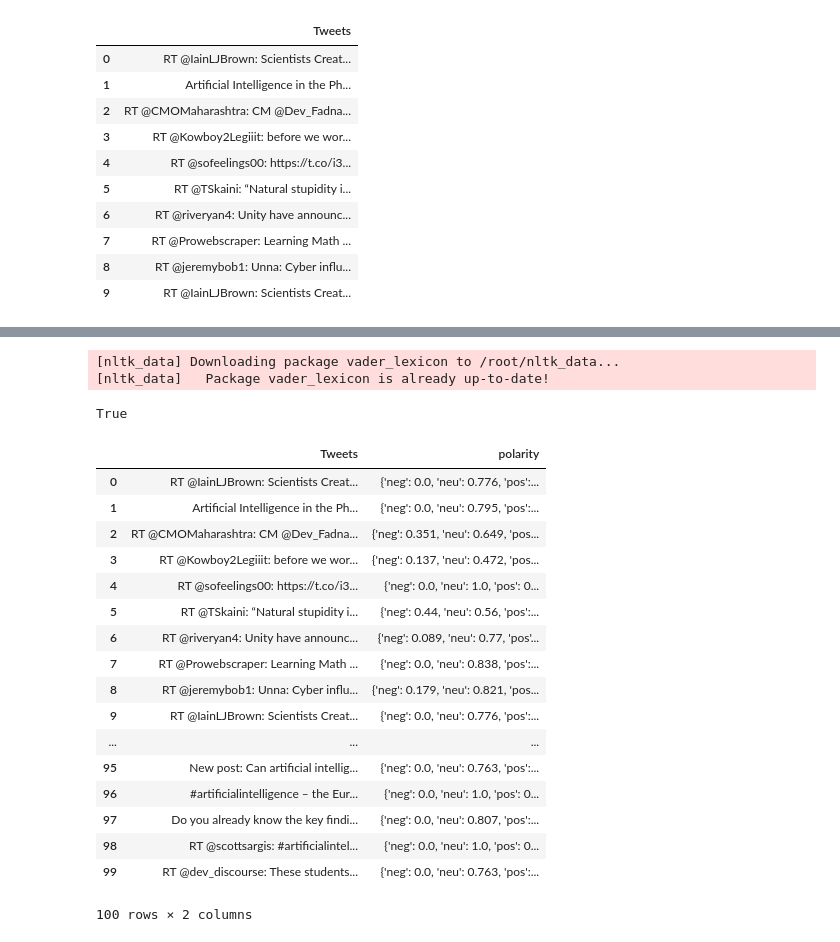
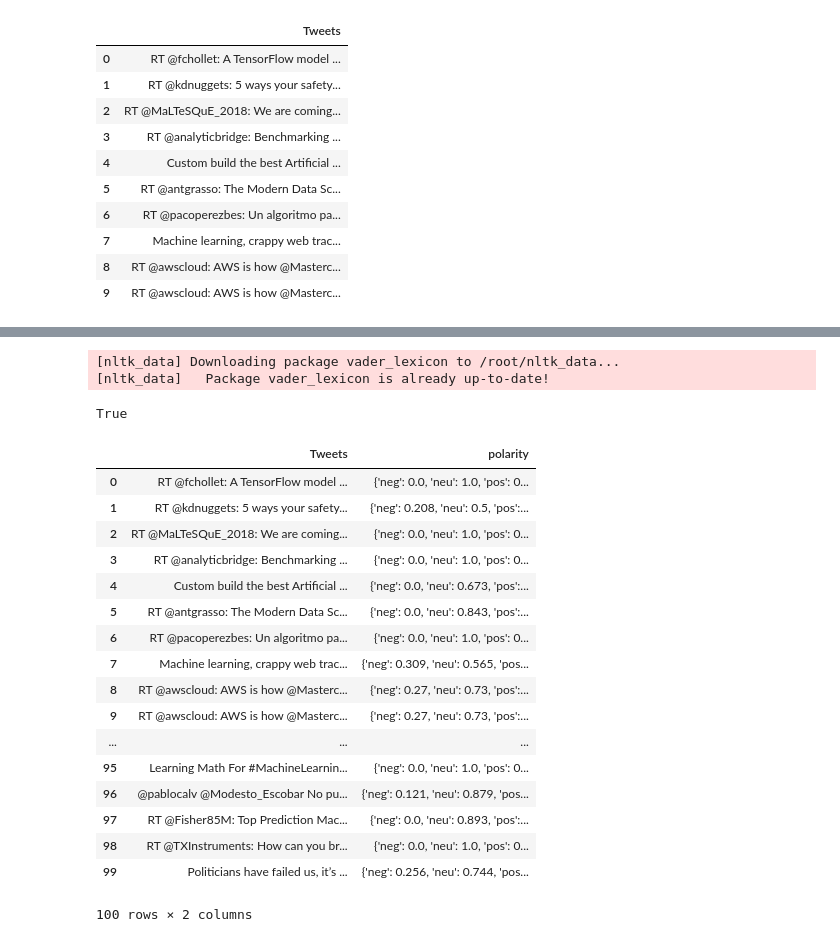
Before and after one commit to terra-ryzing/DataLitPractice, a Jupyter notebook: Sentiment_Analysis.ipynb, the cells around one changed output, grey strips where cells are left out. Drawn from its saved outputs; the diff is of its cells as text; code cells hidden in the pictures.

```diff
--- a/Sentiment_Analysis.ipynb
+++ b/Sentiment_Analysis.ipynb
@@ -35,27 +37,27 @@ access_token_secret = ''
 # %%
 auth = tweepy.OAuthHandler(consumer_key, consumer_secret)
 auth.set_access_token(access_token, access_token_secret)
 
 api = tweepy.API(auth)
 
-tweets = api.search('Artificial Intelligence', count=200)
+tweets = api.search('Machine Learning', count=500)
 
 
 data = pd.DataFrame(data=[tweet.text for tweet in tweets], columns=['Tweets'])
 
 display(data.head(10))
 
 
 print(tweets[0].created_at)
 # %% [output]
 |  | Tweets |
-| 0 | RT @IainLJBrown: Scientists Creat... |
-| 1 | Artificial Intelligence in the Ph... |
-| 2 | RT @CMOMaharashtra: CM @Dev_Fadna... |
-| 3 | RT @Kowboy2Legiiit: before we wor... |
-| 4 | RT @sofeelings00: https://t.co/i3... |
-| 5 | RT @TSkaini: “Natural stupidity i... |
-| 6 | RT @riveryan4: Unity have announc... |
-| 7 | RT @Prowebscraper: Learning Math ... |
-| 8 | RT @jeremybob1: Unna: Cyber influ... |
-| 9 | RT @IainLJBrown: Scientists Creat... |
+| 0 | RT @fchollet: A TensorFlow model ... |
+| 1 | RT @kdnuggets: 5 ways your safety... |
+| 2 | RT @MaLTeSQuE_2018: We are coming... |
+| 3 | RT @analyticbridge: Benchmarking ... |
+| 4 | Custom build the best Artificial ... |
+| 5 | RT @antgrasso: The Modern Data Sc... |
+| 6 | RT @pacoperezbes: Un algoritmo pa... |
+| 7 | Machine learning, crappy web trac... |
+| 8 | RT @awscloud: AWS is how @Masterc... |
+| 9 | RT @awscloud: AWS is how @Masterc... |
@@ -83,20 +85,20 @@ data['polarity'] = se.values
 display(data.head(100))
 # %% [output]
 |  | Tweets | polarity |
-| 0 | RT @IainLJBrown: Scientists Creat... | {'neg': 0.0, 'neu': 0.776, 'pos':... |
-| 1 | Artificial Intelligence in the Ph... | {'neg': 0.0, 'neu': 0.795, 'pos':... |
-| 2 | RT @CMOMaharashtra: CM @Dev_Fadna... | {'neg': 0.351, 'neu': 0.649, 'pos... |
-| 3 | RT @Kowboy2Legiiit: before we wor... | {'neg': 0.137, 'neu': 0.472, 'pos... |
-| 4 | RT @sofeelings00: https://t.co/i3... | {'neg': 0.0, 'neu': 1.0, 'pos': 0... |
-| 5 | RT @TSkaini: “Natural stupidity i... | {'neg': 0.44, 'neu': 0.56, 'pos':... |
-| 6 | RT @riveryan4: Unity have announc... | {'neg': 0.089, 'neu': 0.77, 'pos'... |
-| 7 | RT @Prowebscraper: Learning Math ... | {'neg': 0.0, 'neu': 0.838, 'pos':... |
-| 8 | RT @jeremybob1: Unna: Cyber influ... | {'neg': 0.179, 'neu': 0.821, 'pos... |
-| 9 | RT @IainLJBrown: Scientists Creat... | {'neg': 0.0, 'neu': 0.776, 'pos':... |
+| 0 | RT @fchollet: A TensorFlow model ... | {'neg': 0.0, 'neu': 1.0, 'pos': 0... |
+| 1 | RT @kdnuggets: 5 ways your safety... | {'neg': 0.208, 'neu': 0.5, 'pos':... |
+| 2 | RT @MaLTeSQuE_2018: We are coming... | {'neg': 0.0, 'neu': 1.0, 'pos': 0... |
+| 3 | RT @analyticbridge: Benchmarking ... | {'neg': 0.0, 'neu': 1.0, 'pos': 0... |
+| 4 | Custom build the best Artificial ... | {'neg': 0.0, 'neu': 0.673, 'pos':... |
+| 5 | RT @antgrasso: The Modern Data Sc... | {'neg': 0.0, 'neu': 0.843, 'pos':... |
+| 6 | RT @pacoperezbes: Un algoritmo pa... | {'neg': 0.0, 'neu': 1.0, 'pos': 0... |
+| 7 | Machine learning, crappy web trac... | {'neg': 0.309, 'neu': 0.565, 'pos... |
+| 8 | RT @awscloud: AWS is how @Masterc... | {'neg': 0.27, 'neu': 0.73, 'pos':... |
+| 9 | RT @awscloud: AWS is how @Masterc... | {'neg': 0.27, 'neu': 0.73, 'pos':... |
 | ... | ... | ... |
-| 95 | New post: Can artificial intellig... | {'neg': 0.0, 'neu': 0.763, 'pos':... |
-| 96 | #artificialintelligence – the Eur... | {'neg': 0.0, 'neu': 1.0, 'pos': 0... |
-| 97 | Do you already know the key findi... | {'neg': 0.0, 'neu': 0.807, 'pos':... |
-| 98 | RT @scottsargis: #artificialintel... | {'neg': 0.0, 'neu': 1.0, 'pos': 0... |
-| 99 | RT @dev_discourse: These students... | {'neg': 0.0, 'neu': 0.763, 'pos':... |
+| 95 | Learning Math For #MachineLearnin... | {'neg': 0.0, 'neu': 1.0, 'pos': 0... |
+| 96 | @pablocalv @Modesto_Escobar No pu... | {'neg': 0.121, 'neu': 0.879, 'pos... |
+| 97 | RT @Fisher85M: Top Prediction Mac... | {'neg': 0.0, 'neu': 0.893, 'pos':... |
+| 98 | RT @TXInstruments: How can you br... | {'neg': 0.0, 'neu': 1.0, 'pos': 0... |
+| 99 | Politicians have failed us, it’s ... | {'neg': 0.256, 'neu': 0.744, 'pos... |
 100 rows × 2 columns
```
Also changed, not shown: parts of 7 cells of this notebook.
